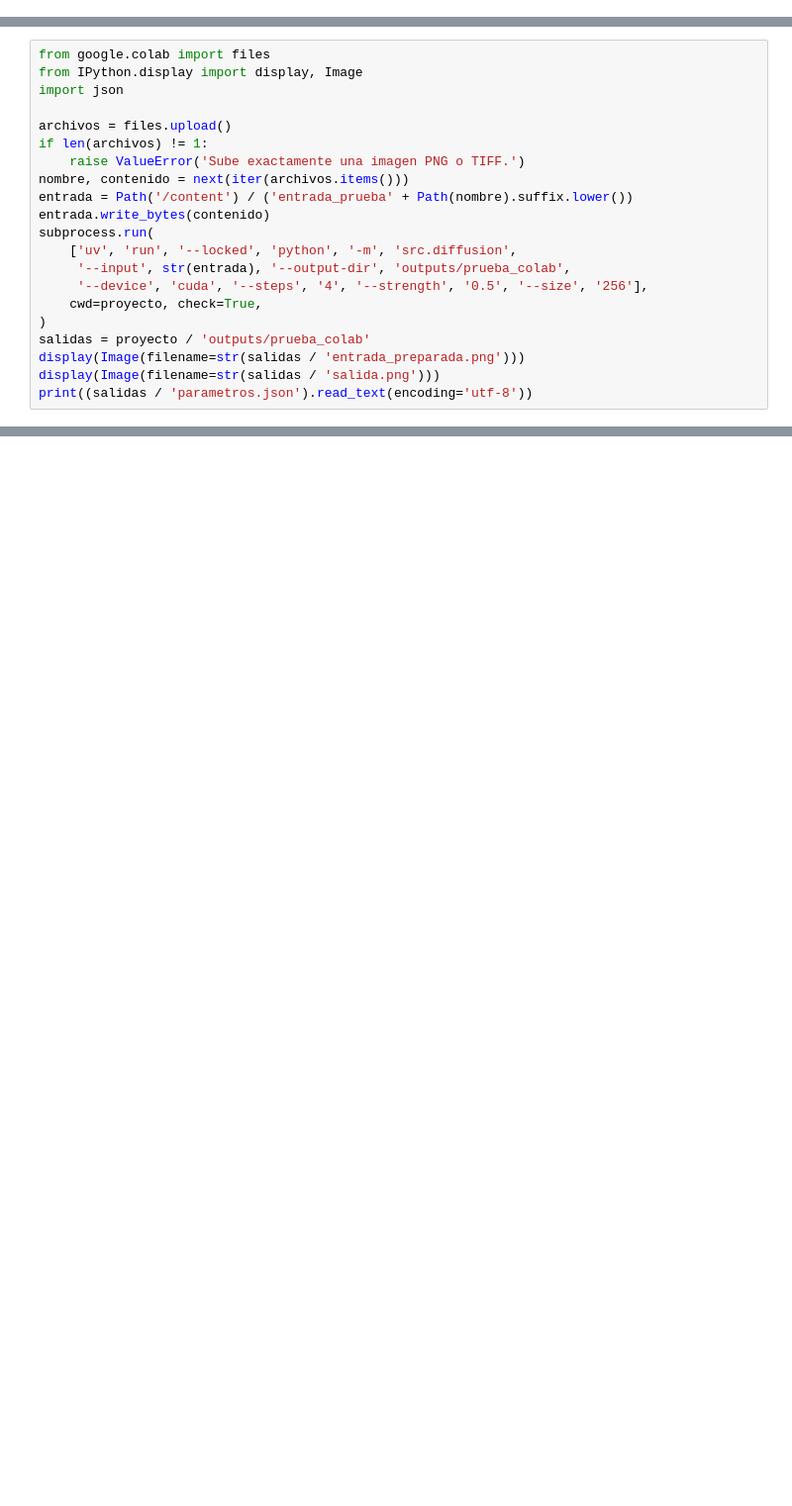
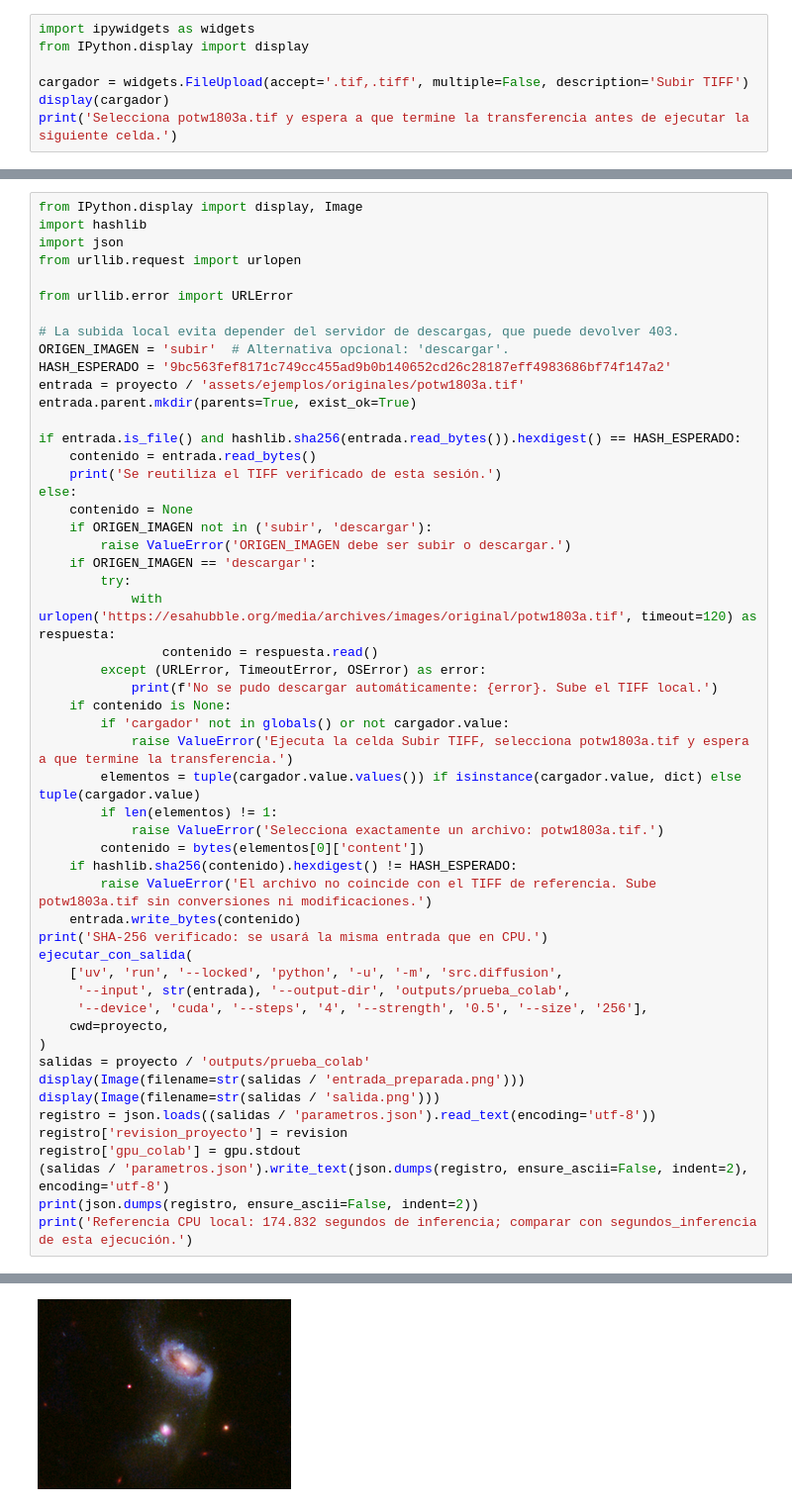
Before and after one commit to Sabri-Nang/astro-restauracion, a Jupyter notebook: colab/ejecutar_en_colab.ipynb, the cells around one changed output, grey strips where cells are left out. Shown at 99% size. Saved outputs shown, nothing was run; the diff lists cells and outputs as text; blank space fills up the shorter version.

Commit message:
fix: estabilizar subida de imágenes y salida de procesos en Colab

```diff
--- a/colab/ejecutar_en_colab.ipynb
+++ b/colab/ejecutar_en_colab.ipynb
@@ -28,0 +110,7 @@ Sube una sola imagen PNG o TIFF de 8 bits. Se conserva la entrada y se guardan l
+# %%
+import ipywidgets as widgets
+from IPython.display import display
+
+cargador = widgets.FileUpload(accept='.tif,.tiff', multiple=False, description='Subir TIFF')
+display(cargador)
+print('Selecciona potw1803a.tif y espera a que termine la transferencia antes de ejecutar la siguiente celda.')
@@ -29,21 +120,54 @@ Sube una sola imagen PNG o TIFF de 8 bits. Se conserva la entrada y se guardan l
 # %%
-from google.colab import files
 from IPython.display import display, Image
+import hashlib
 import json
+from urllib.request import urlopen
 
-archivos = files.upload()
-if len(archivos) != 1:
-    raise ValueError('Sube exactamente una imagen PNG o TIFF.')
-nombre, contenido = next(iter(archivos.items()))
-entrada = Path('/content') / ('entrada_prueba' + Path(nombre).suffix.lower())
-entrada.write_bytes(contenido)
-subprocess.run(
-    ['uv', 'run', '--locked', 'python', '-m', 'src.diffusion',
+from urllib.error import URLError
+
+# La subida local evita depender del servidor de descargas, que puede devolver 403.
+ORIGEN_IMAGEN = 'subir'  # Alternativa opcional: 'descargar'.
+HASH_ESPERADO = '9bc563fef8171c749cc455ad9b0b140652cd26c28187eff4983686bf74f147a2'
+entrada = proyecto / 'assets/ejemplos/originales/potw1803a.tif'
+entrada.parent.mkdir(parents=True, exist_ok=True)
+
+if entrada.is_file() and hashlib.sha256(entrada.read_bytes()).hexdigest() == HASH_ESPERADO:
+    contenido = entrada.read_bytes()
+    print('Se reutiliza el TIFF verificado de esta sesión.')
+else:
+    contenido = None
+    if ORIGEN_IMAGEN not in ('subir', 'descargar'):
+        raise ValueError('ORIGEN_IMAGEN debe ser subir o descargar.')
+    if ORIGEN_IMAGEN == 'descargar':
+        try:
+            with urlopen('https://esahubble.org/media/archives/images/original/potw1803a.tif', timeout=120) as respuesta:
+                contenido = respuesta.read()
+        except (URLError, TimeoutError, OSError) as error:
+            print(f'No se pudo descargar automáticamente: {error}. Sube el TIFF local.')
+    if contenido is None:
+        if 'cargador' not in globals() or not cargador.value:
+            raise ValueError('Ejecuta la celda Subir TIFF, selecciona potw1803a.tif y espera a que termine la transferencia.')
+        elementos = tuple(cargador.value.values()) if isinstance(cargador.value, dict) else tuple(cargador.value)
+        if len(elementos) != 1:
+            raise ValueError('Selecciona exactamente un archivo: potw1803a.tif.')
+        contenido = bytes(elementos[0]['content'])
+    if hashlib.sha256(contenido).hexdigest() != HASH_ESPERADO:
+        raise ValueError('El archivo no coincide con el TIFF de referencia. Sube potw1803a.tif sin conversiones ni modificaciones.')
+    entrada.write_bytes(contenido)
+print('SHA-256 verificado: se usará la misma entrada que en CPU.')
+ejecutar_con_salida(
+    ['uv', 'run', '--locked', 'python', '-u', '-m', 'src.diffusion',
      '--input', str(entrada), '--output-dir', 'outputs/prueba_colab',
      '--device', 'cuda', '--steps', '4', '--strength', '0.5', '--size', '256'],
-    cwd=proyecto, check=True,
+    cwd=proyecto,
 )
 salidas = proyecto / 'outputs/prueba_colab'
 display(Image(filename=str(salidas / 'entrada_preparada.png')))
 display(Image(filename=str(salidas / 'salida.png')))
-print((salidas / 'parametros.json').read_text(encoding='utf-8'))
+registro = json.loads((salidas / 'parametros.json').read_text(encoding='utf-8'))
+registro['revision_proyecto'] = revision
+registro['gpu_colab'] = gpu.stdout
+(salidas / 'parametros.json').write_text(json.dumps(registro, ensure_ascii=False, indent=2), encoding='utf-8')
+print(json.dumps(registro, ensure_ascii=False, indent=2))
+print('Referencia CPU local: 174.832 segundos de inferencia; comparar con segundos_inferencia de esta ejecución.')
+# %% [output]
@@ -49,0 +191 @@ print((salidas / 'parametros.json').read_text(encoding='utf-8'))
+[figure, added]
```
Also changed, not shown: parts of 12 cells of this notebook.
